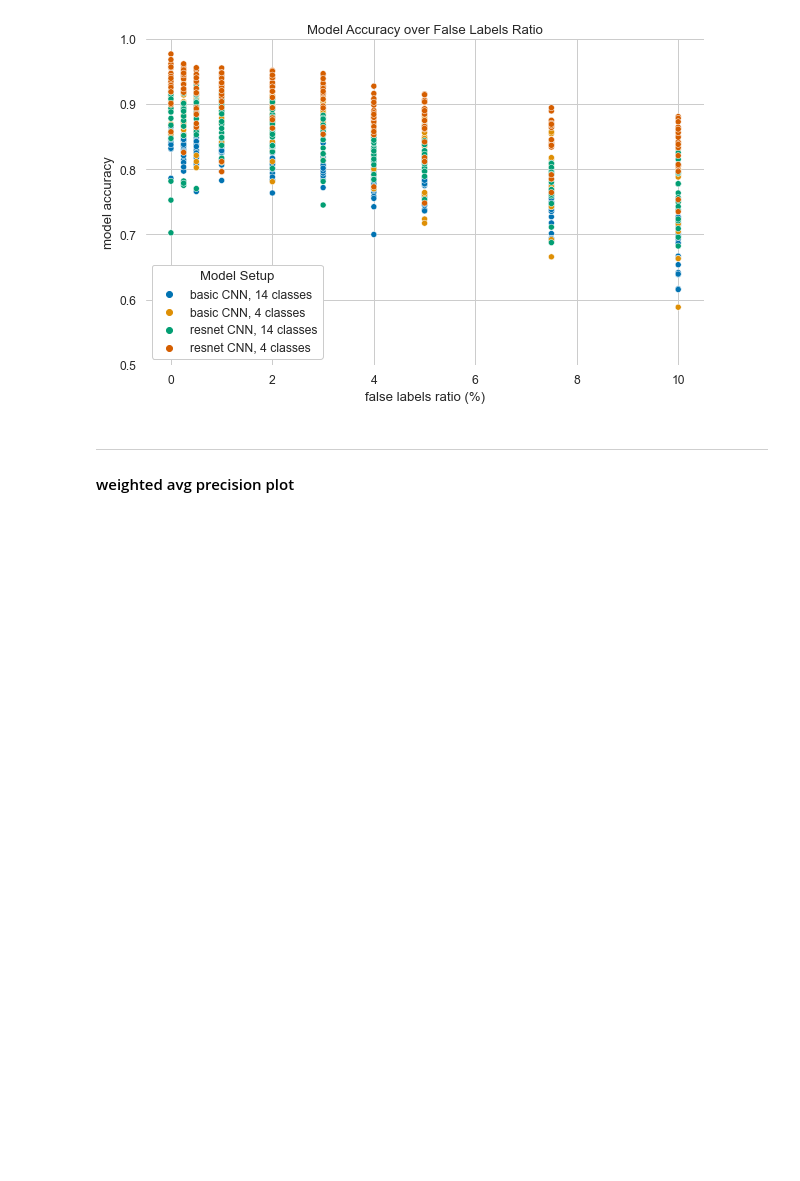
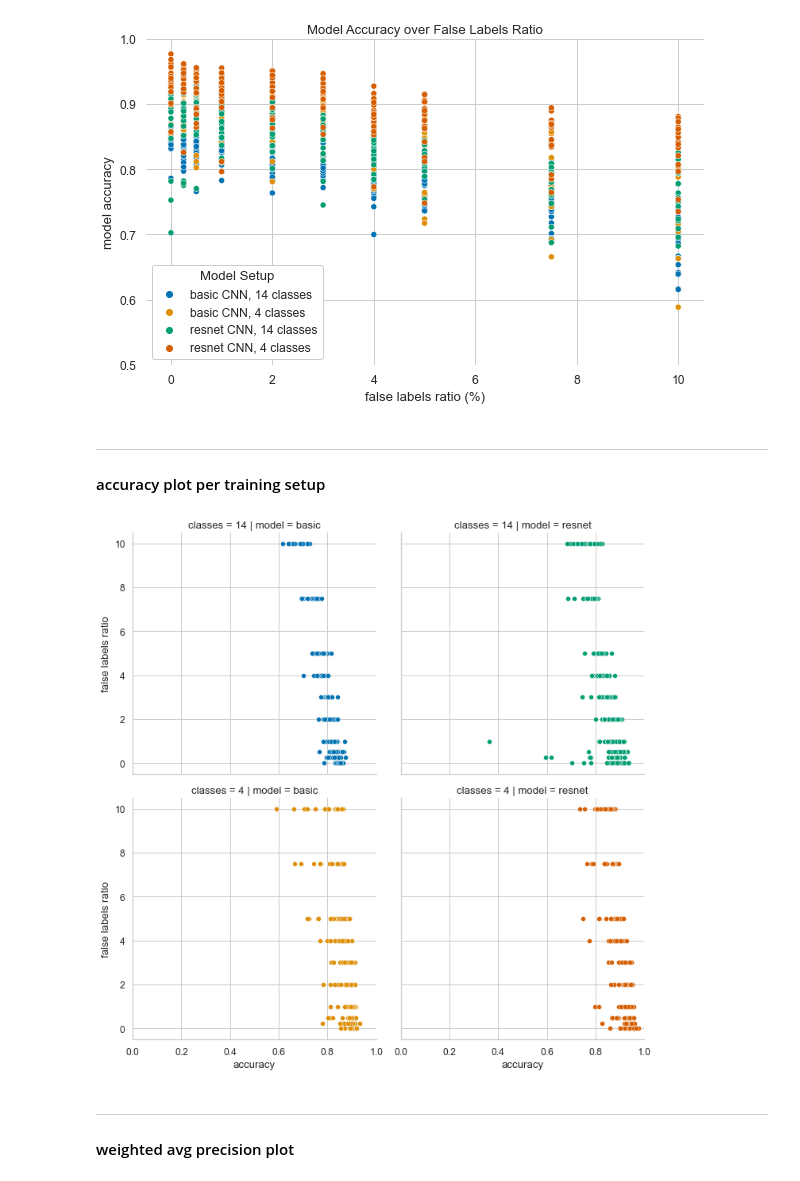
Before and after one commit to at-gmbh/corrupted-labels-effect, a Jupyter notebook: notebooks/result_visualization.ipynb, the cells around one changed output. Saved outputs shown, nothing was run; the diff lists cells and outputs as text; code cells hidden in the pictures; blank space fills up the shorter version.

Commit message:
add experiment setup acc facetgrid

```diff
--- a/notebooks/result_visualization.ipynb
+++ b/notebooks/result_visualization.ipynb
@@ -132,6 +132,35 @@ plt.legend(loc='lower left', title='Model Setup', facecolor='white', framealpha=
 f.savefig('../assets/model_accuracy.png', dpi=300, facecolor='white')
 # %% [output]
 [figure]
+# %% [markdown]
+--------------
+
+#### accuracy plot per training setup
+# %%
+df_accuracy_setup = df_accuracy.copy()
+df_accuracy_setup['color'] = df_accuracy_setup['model'] + ' ' + df_accuracy_setup['classes']
+# %%
+
+sns.set_style("whitegrid")
+g = sns.FacetGrid(
+    df_accuracy_setup
+    , col='model'
+    , row='classes'
+    , col_order=['basic', 'resnet']
+    , height = 5
+    , hue = 'color'
+    , palette = 'colorblind'
+    , xlim = (0,1)
+    , sharex = True
+    , sharey = True
+    , despine = True
+)
+g.map(sns.scatterplot, 'value', 'ratio')
+g.set_axis_labels('accuracy', 'false labels ratio')
+
+g.savefig('../assets/train_setup_model_accuracy.png', dpi=300, facecolor='white')
+# %% [output]
+[figure, added]
 # %% [markdown]
 ------------
 
```
